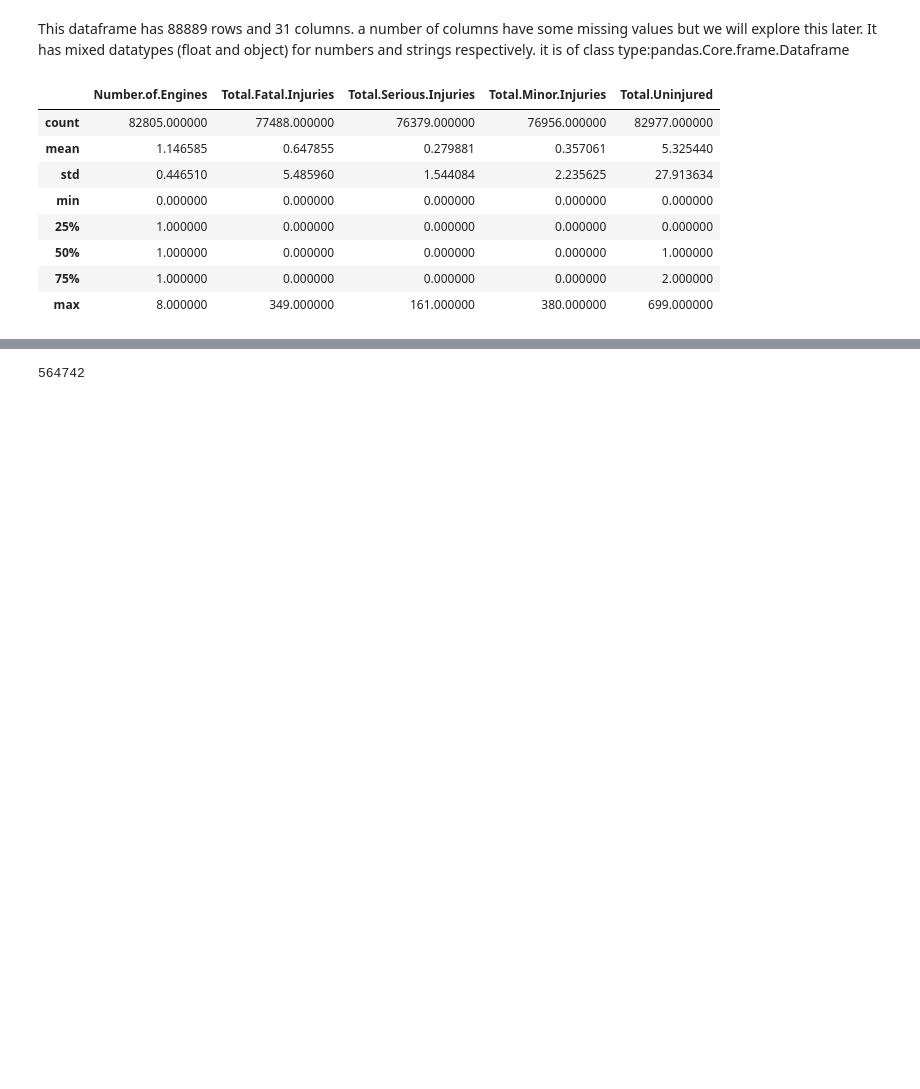
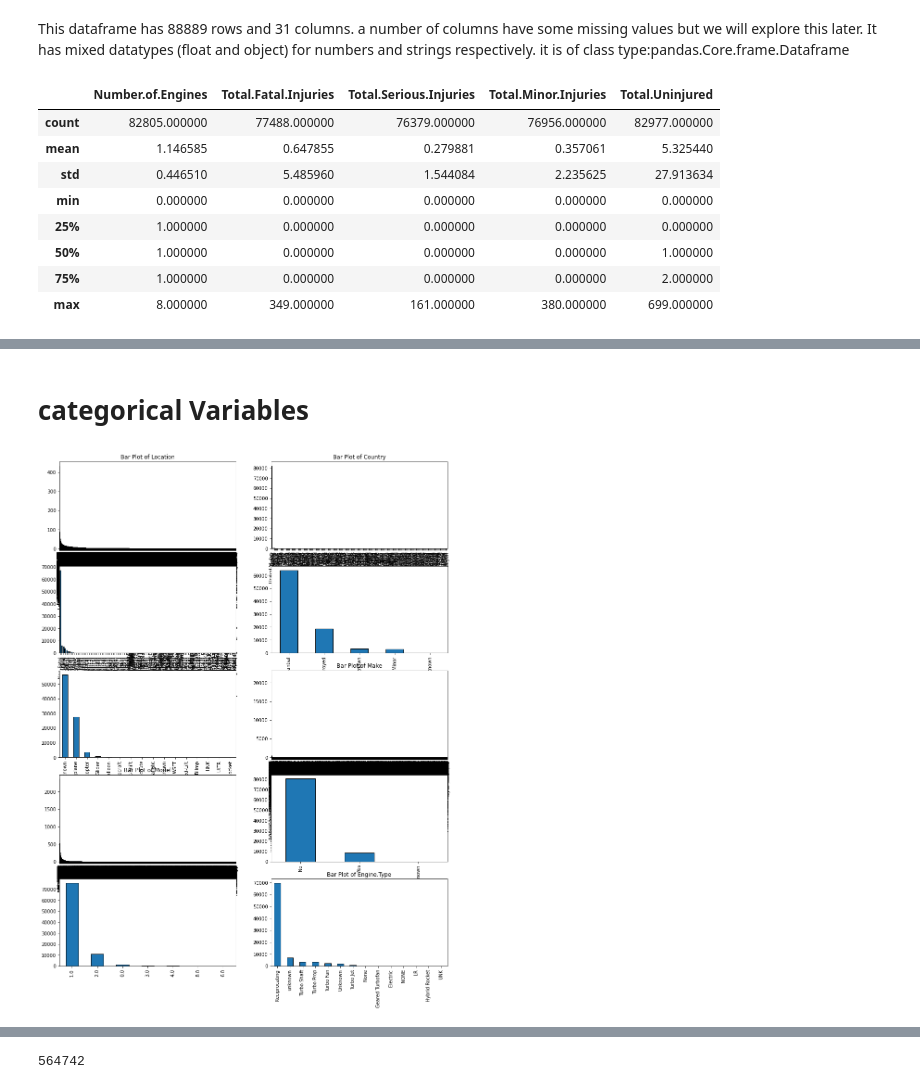
Before and after one commit to Liliankaburo/dsc-phase-1-project-v3, a Jupyter notebook: student.ipynb, the cells around one changed output, grey strips where cells are left out. Cells and saved outputs as stored; diff of their text form; code cells hidden in the pictures; blank space fills up the shorter version.

```diff
--- a/student.ipynb
+++ b/student.ipynb
@@ -128,0 +163,21 @@ Aviation_df.describe()
+# %% [markdown]
+# categorical Variables
+# %%
+# List of categorical columns--using a barplot to visualize the frequency of the the categorical variables
+categorical_columns = [
+    'Location', 'Country', 'Injury.Severity', 'Aircraft.damage',
+    'Aircraft.Category', 'Make', 'Model', 'Amateur.Built',
+    'Number.of.Engines', 'Engine.Type'
+]
+plt.rcParams['font.family'] = 'DejaVu Sans'
+
+# Plot bar plots for categorical variables
+plt.figure(figsize=(15, 20))
+for i, col in enumerate(categorical_columns, 1):
+    plt.subplot(5, 2, i)
+    Aviation_df[col].value_counts().plot(kind='bar', edgecolor='black')
+    plt.title(f'Bar Plot of {col}')
+plt.tight_layout()
+plt.show()
+# %% [output]
+[figure, added]
```
Also changed, not shown: parts of 16 cells of this notebook, 4 other files.
